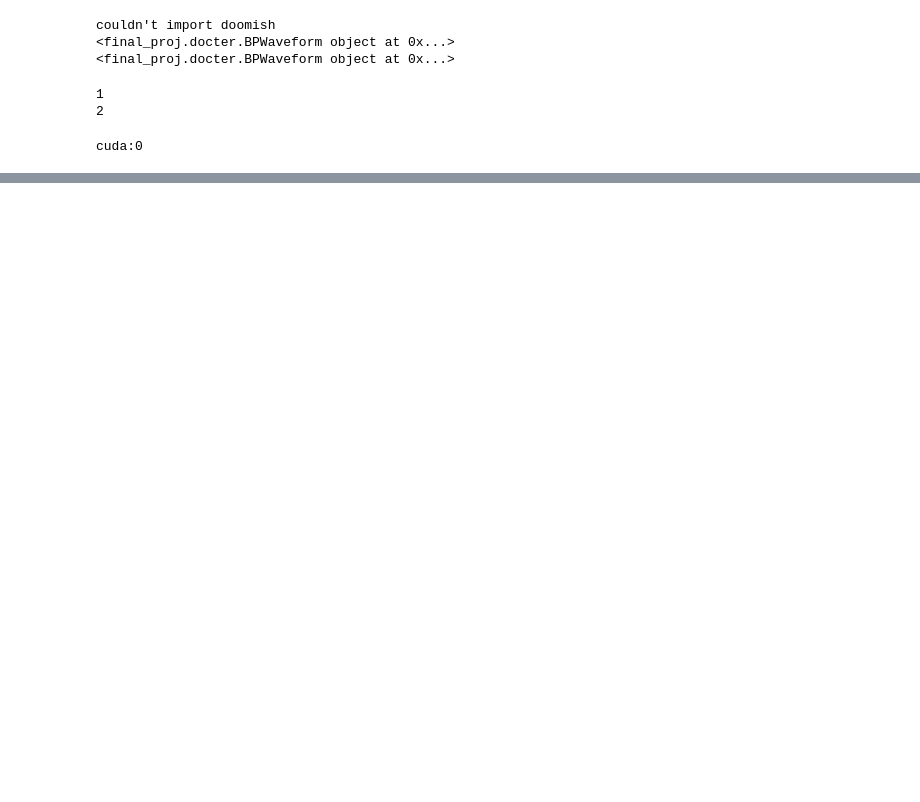
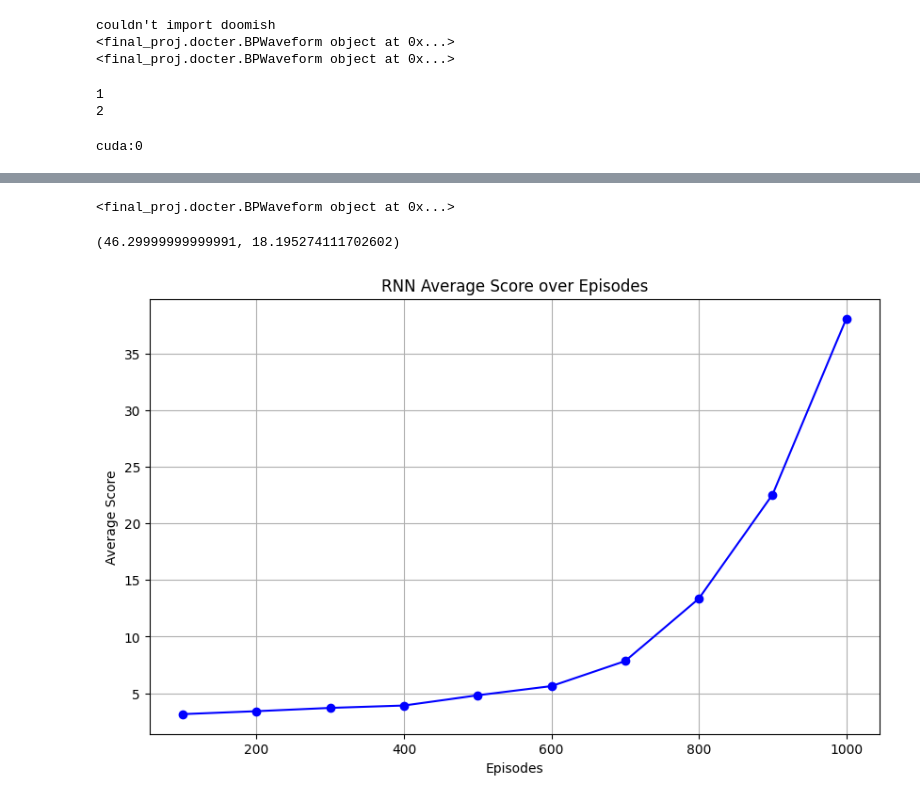
Before and after one commit to StevenXing1/Docter_RL, a Jupyter notebook: final_project.ipynb, the cells around one changed output, grey strips where cells are left out. Drawn from its saved outputs; the diff is of its cells as text; code cells hidden in the pictures; blank space fills up the shorter version.

```diff
--- a/final_project.ipynb
+++ b/final_project.ipynb
@@ -218,0 +382,24 @@ evaluate_agent(eval_env,
+# %%
+#Eval RNN
+eval_env = gym.make(env_id)
+evaluate_agent(eval_env,
+               docter_hyperparameters["max_t"],
+               docter_hyperparameters["n_evaluation_episodes"],
+               docter_policy_RNN)
+# %% [output]
+<final_proj.docter.BPWaveform object at 0x...>
+(46.29999999999991, 18.195274111702602)
+# %%
+episodes = [100, 200, 300, 400, 500, 600, 700, 800, 900, 1000]
+average_scores = [3.16, 3.42, 3.71, 3.92, 4.82, 5.63, 7.84, 13.36, 22.55, 38.08]
+
+# Plotting
+plt.figure(figsize=(10, 6))
+plt.plot(episodes, average_scores, marker='o', linestyle='-', color='b')
+plt.title('RNN Average Score over Episodes')
+plt.xlabel('Episodes')
+plt.ylabel('Average Score')
+plt.grid(True)
+plt.show()
+# %% [output]
+[figure, added]
```
Also changed, not shown: parts of 17 cells of this notebook, 3 other files.
